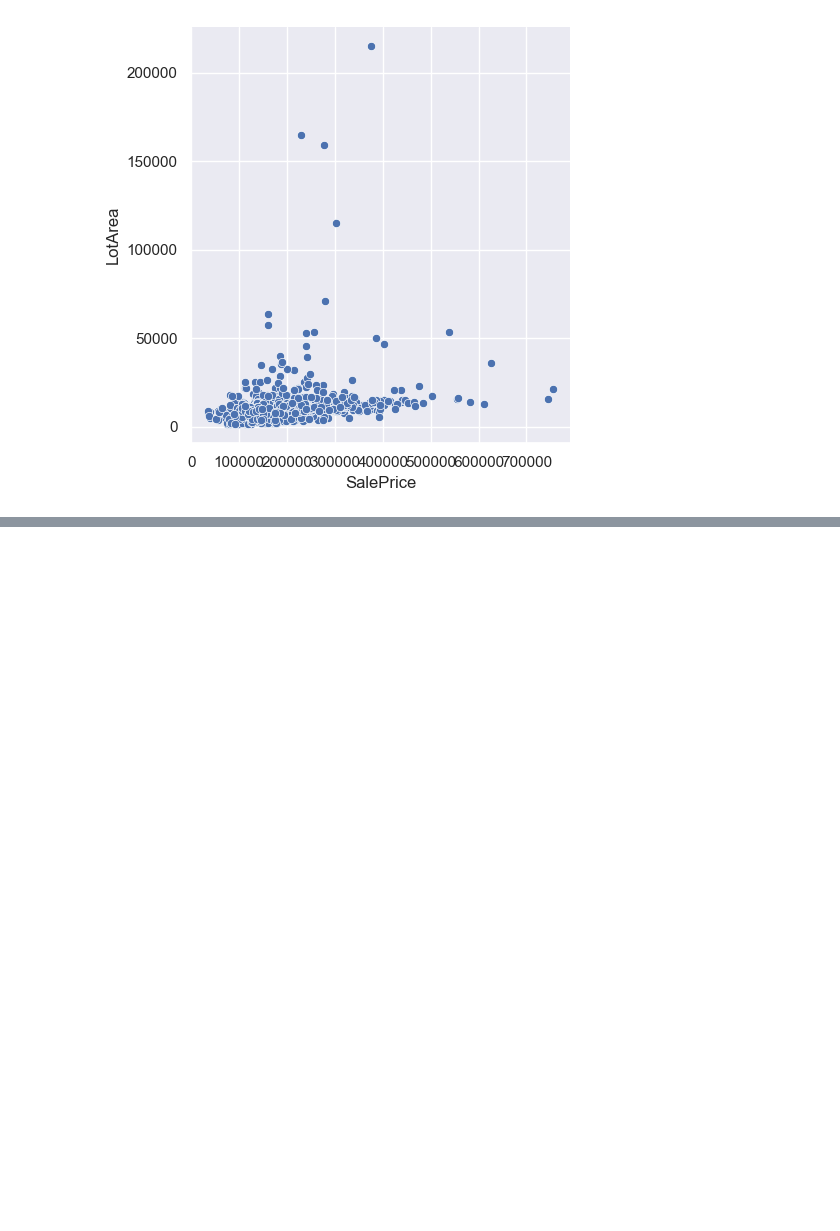
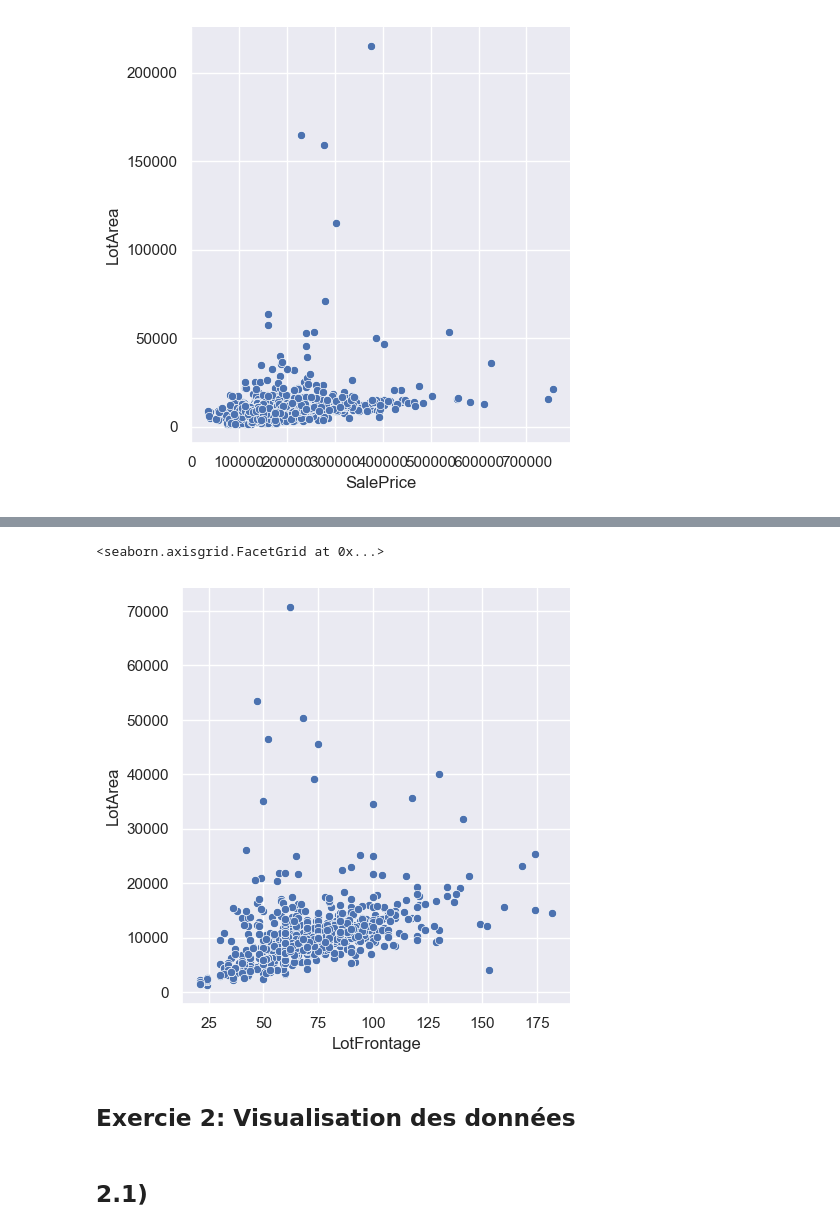
Before and after one commit to WinnMBG/H3PythonBases, a Jupyter notebook: IntroAnalyseDeDonnees.ipynb, the cells around one changed output, grey strips where cells are left out. Saved outputs shown, nothing was run; the diff lists cells and outputs as text; code cells hidden in the pictures; blank space fills up the shorter version.

```diff
--- a/IntroAnalyseDeDonnees.ipynb
+++ b/IntroAnalyseDeDonnees.ipynb
@@ -82,0 +84,12 @@ hp[ (hp['SalePrice'] < 500000)]
+# %%
+sb.set_theme()
+sb.relplot(
+    data=hp[ (hp['LotFrontage'] < 200) & (hp['LotArea'] < 100000)],
+    x='LotFrontage', y='LotArea')
+# %% [output]
+<seaborn.axisgrid.FacetGrid at 0x...>
+[figure, added]
+# %% [markdown]
+## Exercie 2: Visualisation des données
+# %% [markdown]
+## 2.1)
```
Also changed, not shown: parts of 11 cells of this notebook.
